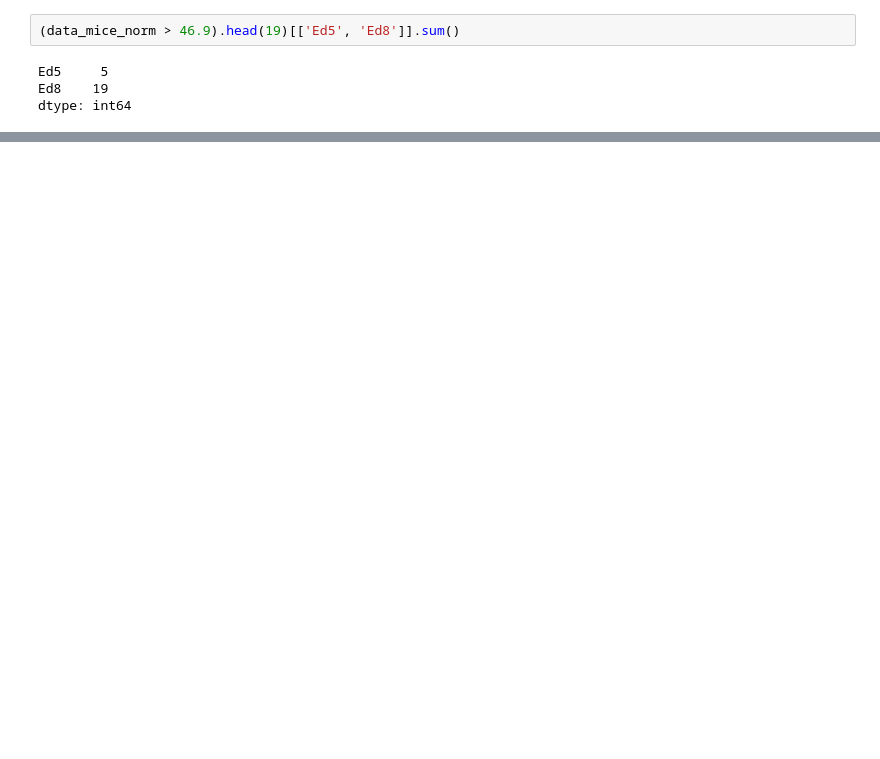
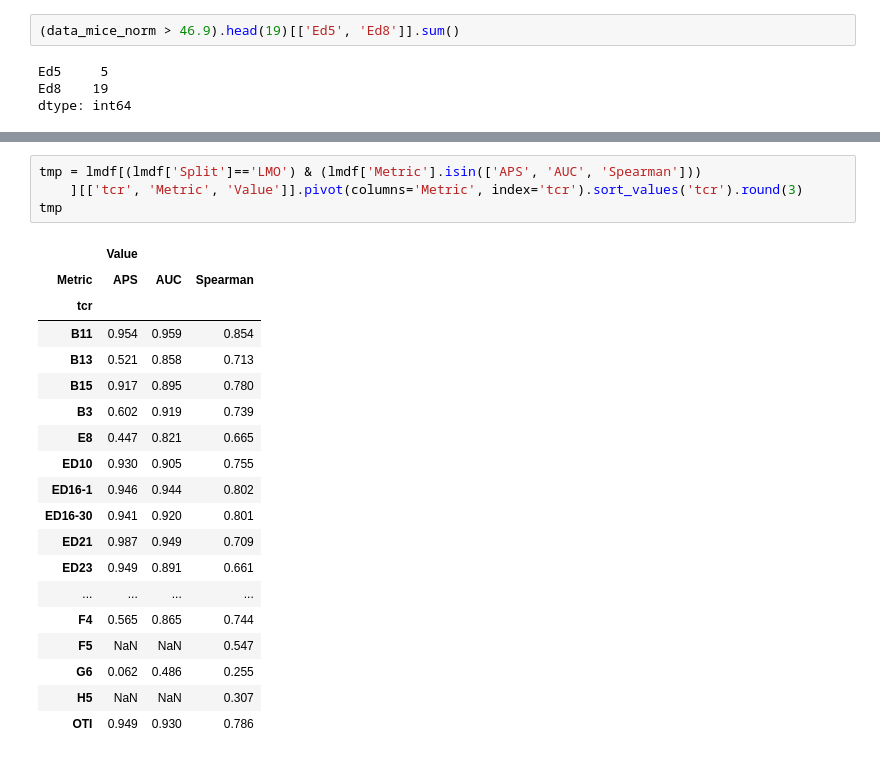
Before and after one commit to SchubertLab/TcrPrediction_MutatedAPLs, a Jupyter notebook: manuscript/figure_2.ipynb, the cells around one changed output, grey strips where cells are left out. Drawn from its saved outputs; the diff is of its cells as text; blank space fills up the shorter version.

```diff
--- a/manuscript/figure_2.ipynb
+++ b/manuscript/figure_2.ipynb
@@ -537,0 +976,24 @@ dtype: int64
+# %%
+tmp = lmdf[(lmdf['Split']=='LMO') & (lmdf['Metric'].isin(['APS', 'AUC', 'Spearman']))
+    ][['tcr', 'Metric', 'Value']].pivot(columns='Metric', index='tcr').sort_values('tcr').round(3)
+tmp
+# %% [output]
+|  | Value |  |  |
+| Metric | APS | AUC | Spearman |
+| tcr |  |  |  |
+| B11 | 0.954 | 0.959 | 0.854 |
+| B13 | 0.521 | 0.858 | 0.713 |
+| B15 | 0.917 | 0.895 | 0.780 |
+| B3 | 0.602 | 0.919 | 0.739 |
+| E8 | 0.447 | 0.821 | 0.665 |
+| ED10 | 0.930 | 0.905 | 0.755 |
+| ED16-1 | 0.946 | 0.944 | 0.802 |
+| ED16-30 | 0.941 | 0.920 | 0.801 |
+| ED21 | 0.987 | 0.949 | 0.709 |
+| ED23 | 0.949 | 0.891 | 0.661 |
+| ... | ... | ... | ... |
+| F4 | 0.565 | 0.865 | 0.744 |
+| F5 | NaN | NaN | 0.547 |
+| G6 | 0.062 | 0.486 | 0.255 |
+| H5 | NaN | NaN | 0.307 |
+| OTI | 0.949 | 0.930 | 0.786 |
```
Also changed, not shown: parts of 52 cells of this notebook, 3 other files.
